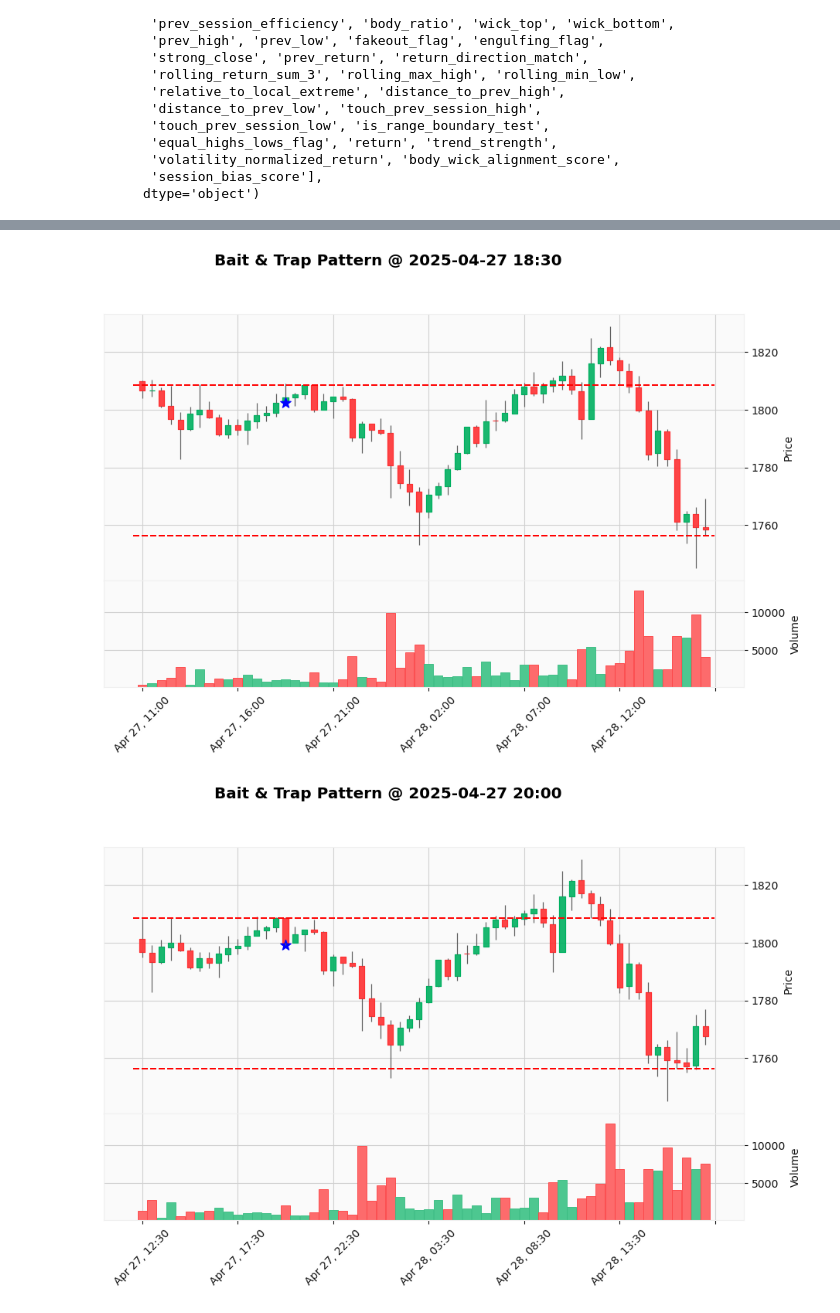
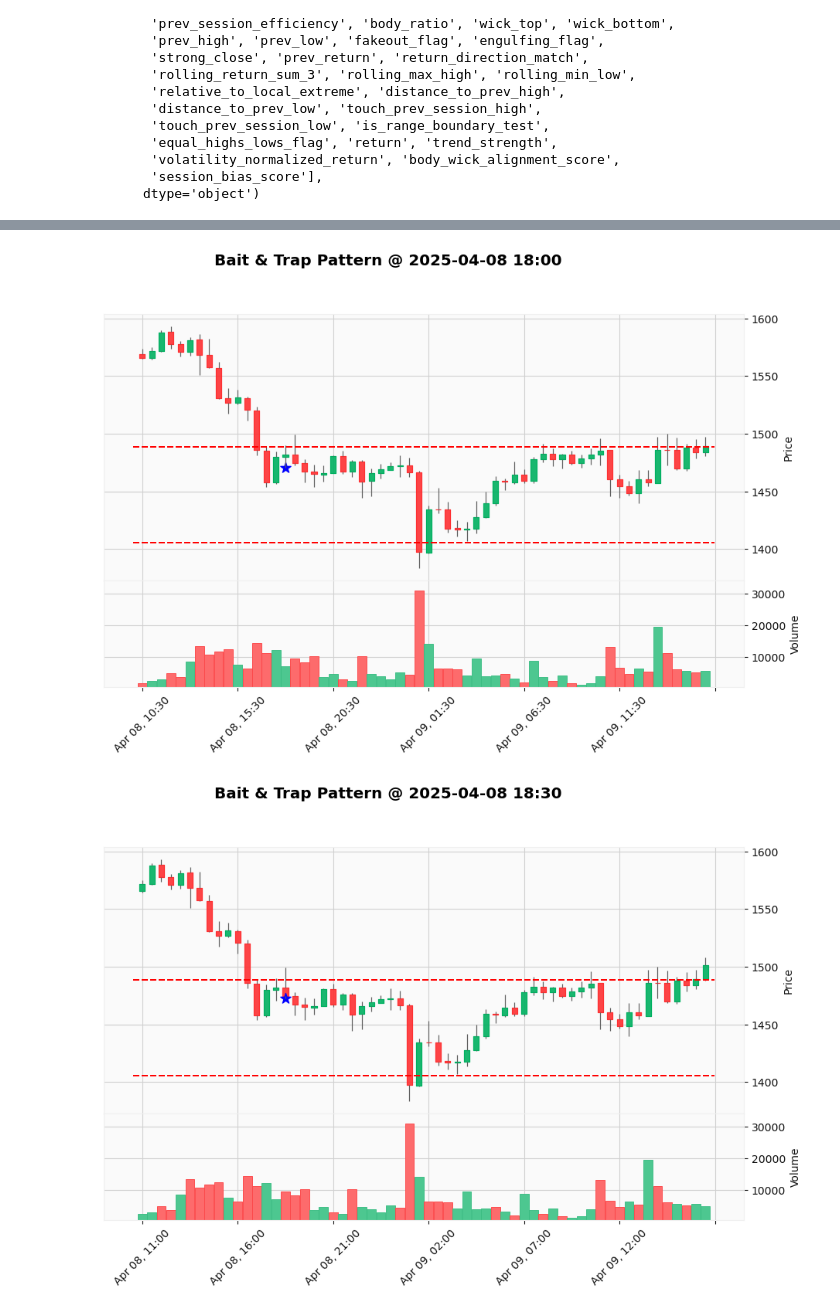
Before and after one commit to SarthakThakur0097/Crypto-analysis, a Jupyter notebook: main.ipynb, the cells around one changed output, grey strips where cells are left out. Cells and saved outputs as stored; diff of their text form; code cells hidden in the pictures.

```diff
--- a/main.ipynb
+++ b/main.ipynb
@@ -2310,19 +2335,5 @@ visualize_bait_traps(df, matches, num_charts=10, pre_bars=15, post_bars=45)
 # %%
-# 8.1) Filter matches to a specific date window
-start = pd.Timestamp("2025-04-21")
-end = pd.Timestamp("2025-05-02")
-
-matches_in_range = matches[(matches.index >= start) & (matches.index <= end)]
-
-print(f"Trap patterns detected between {start.date()} and {end.date()}: {len(matches_in_range)}")
-print(matches_in_range[[
-    "open", "high", "low", "close",
-    "range_bot", "range_top",
-    "fake_break_high", "fake_break_low",
-    "time_to_support"
-]])
 from modules.visualize_bait_traps import visualize_bait_traps
 
-# Visualize just the filtered traps
-visualize_bait_traps(df, matches_in_range, num_charts=len(matches_in_range), pre_bars=15, post_bars=45)
+visualize_bait_traps(df, matches.tail(15), num_charts=10, pre_bars=15, post_bars=45)
 # %% [output]
@@ -2346,2 +2340,2 @@ time
-[figure, old version]
+[figure, new version]
-[figure, old version]
+[figure, new version]
```
Also changed, not shown: parts of 6 cells of this notebook, 2 other files.
